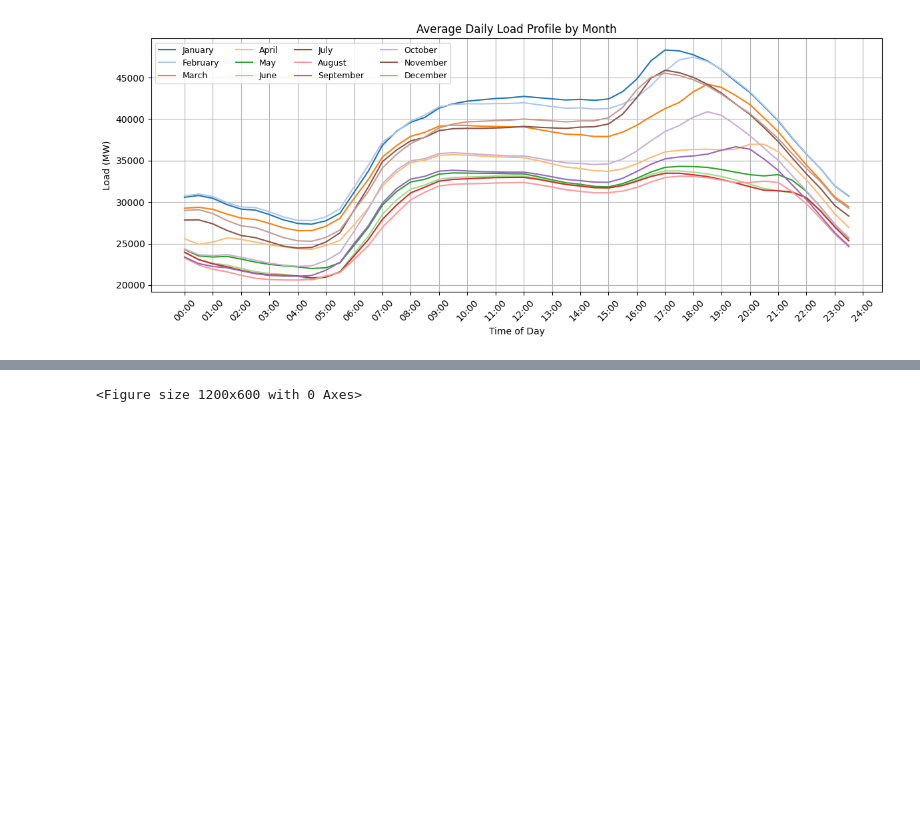
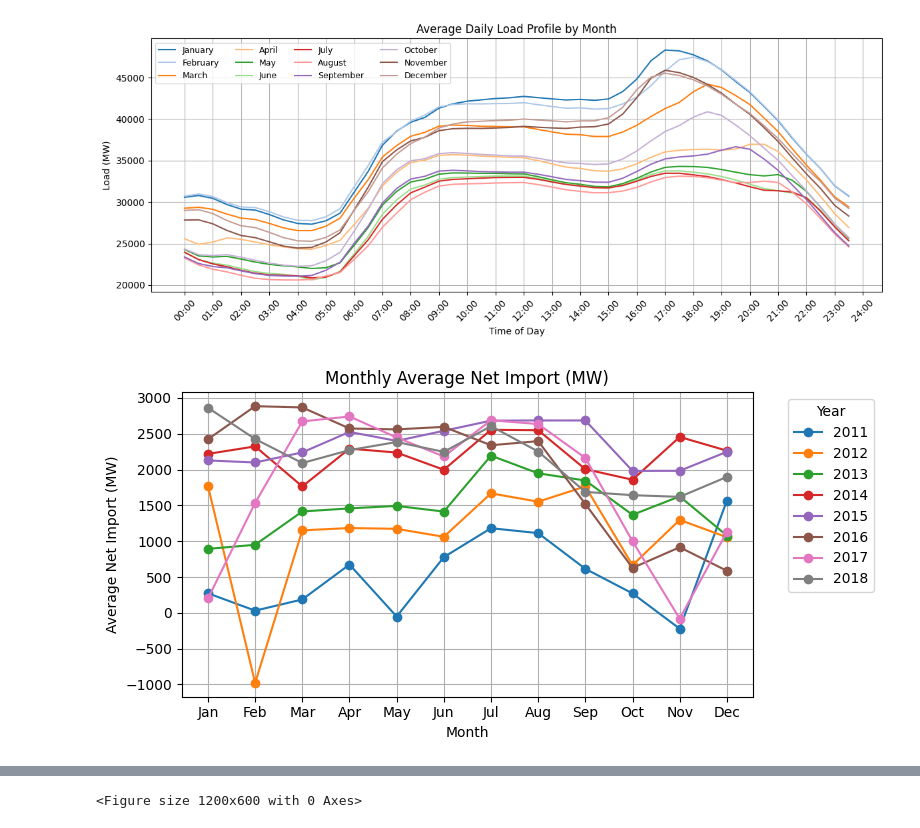
Before and after one commit to Antonin-MORENO/energy-forecasting-ml, a Jupyter notebook: notebooks/NESO_UK_Visualization.ipynb, the cells around one changed output, grey strips where cells are left out. Cells and saved outputs as stored; diff of their text form; code cells hidden in the pictures; blank space fills up the shorter version.

```diff
--- a/notebooks/NESO_UK_Visualization.ipynb
+++ b/notebooks/NESO_UK_Visualization.ipynb
@@ -129,3 +129,60 @@ plt.tight_layout()
 plt.show()
 # %% [output]
 [figure]
+# %%
+# Calculate 'net_import' as the sum of import flows from four interconnectors
+df['net_import'] = df[
+    ['I014_FRENCH_FLOW', 'I014_BRITNED_FLOW', 'I014_MOYLE_FLOW', 'I014_EAST_WEST_FLOW']
+].sum(axis=1)
+
+# Extract the year and month from the datetime index for grouping
+df['year'] = df.index.year
+df['month'] = df.index.month
+
+# Group by year and month, then compute the average 'net_import' for each group
+monthly_net = (
+    df.groupby(['year', 'month'])['net_import']
+    .mean()
+    .reset_index()
+)
+
+# Define a list of month abbreviations for the x-axis labels
+months_labels = [
+    'Jan', 'Feb', 'Mar', 'Apr', 'May', 'Jun',
+    'Jul', 'Aug', 'Sep', 'Oct', 'Nov', 'Dec'
+]
+
+# Pivot the table so that each row is a month (1–12) and each column is a year
+pivot_net = monthly_net.pivot(
+    index='month',
+    columns='year',
+    values='net_import'
+)
+
+# Create a figure with a specified size
+plt.figure(figsize=(8, 4))
+
+# Plot one line per year, with markers at each month
+for year in pivot_net.columns:
+    plt.plot(
+        pivot_net.index,
+        pivot_net[year],
+        marker='o',
+        label=str(year)
+    )
+
+# Set the title and axis labels
+plt.title('Monthly Average Net Import (MW)')
+plt.xlabel('Month')
+plt.ylabel('Average Net Import (MW)')
+
+# Replace numeric month ticks (1–12) with their three-letter abbreviations
+plt.xticks(ticks=range(1, 13), labels=months_labels)
+
+# Add a legend to the plot
+plt.legend(title='Year', bbox_to_anchor=(1.05, 1))
+plt.grid()
+plt.tight_layout()
+plt.show()
+# %% [output]
+[figure, added]
```
Also changed, not shown: parts of 14 cells of this notebook.
